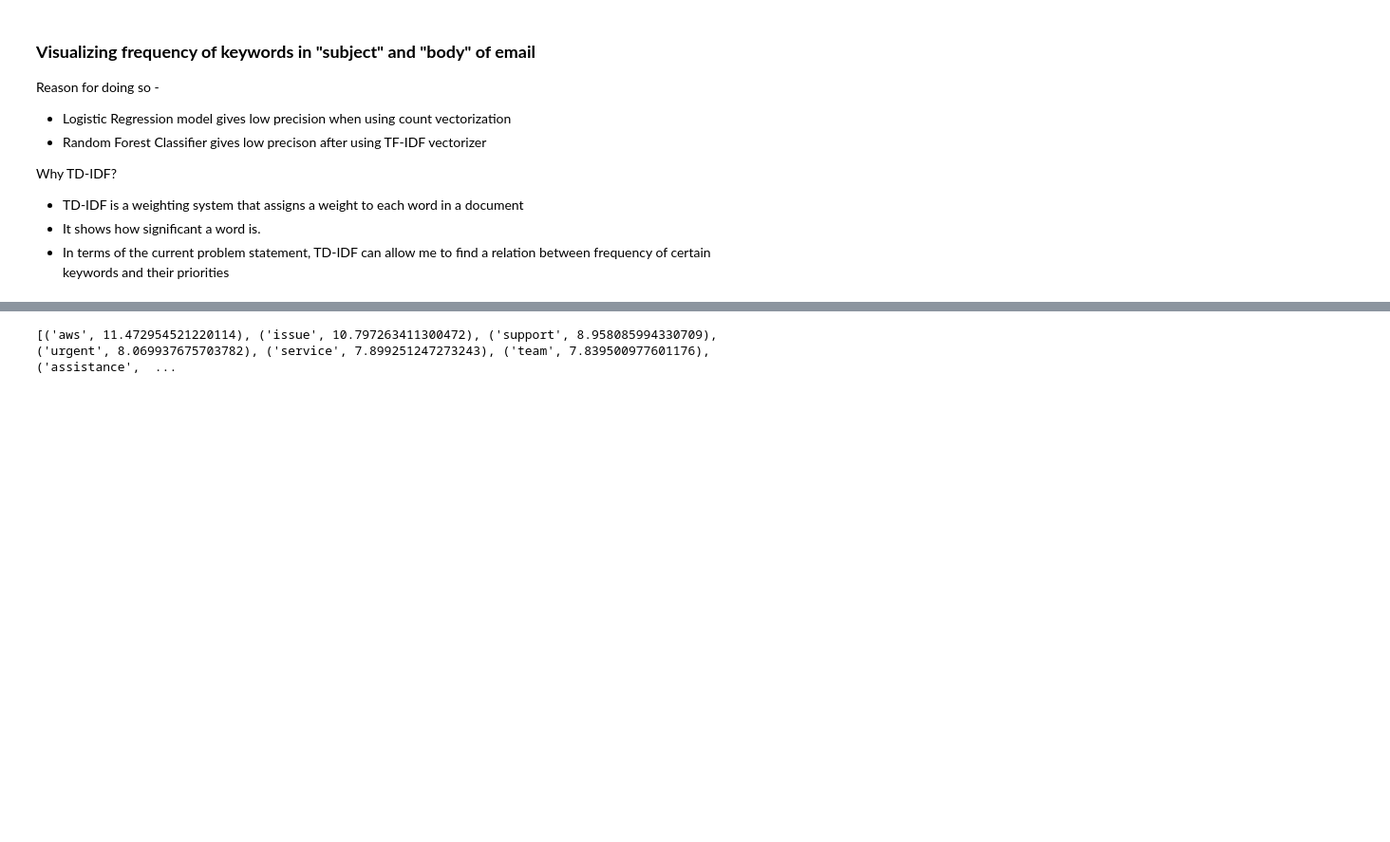
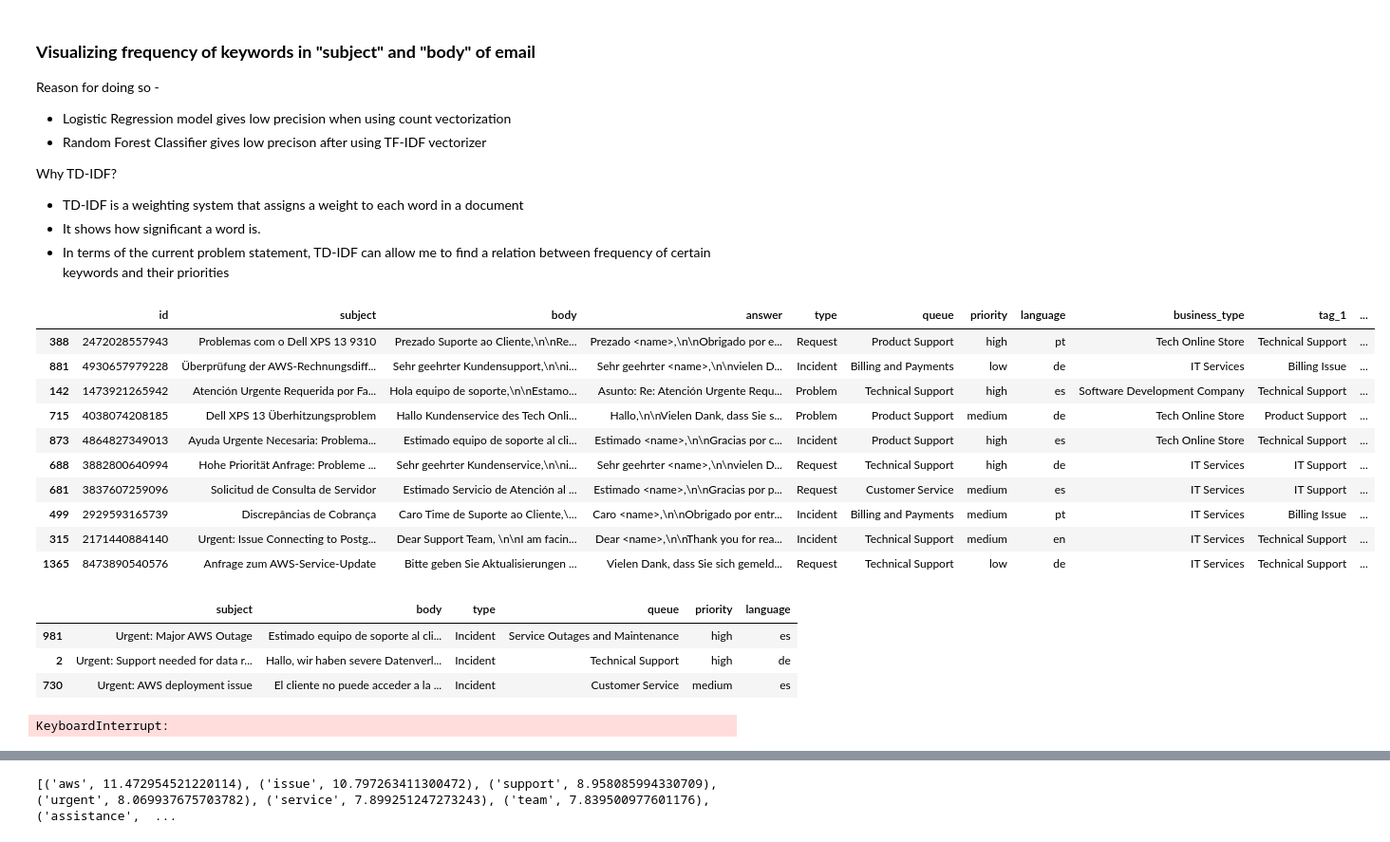
Before and after one commit to Kripa8702/Text-Classifier---Urgent-vs.-No-Urgent, a Jupyter notebook: classification_with_tfId.ipynb, the cells around one changed output, grey strips where cells are left out. Shown at 95% size. Drawn from its saved outputs; the diff is of its cells as text; code cells hidden in the pictures; blank space fills up the shorter version.

```diff
--- a/classification_with_tfId.ipynb
+++ b/classification_with_tfId.ipynb
@@ -103,3 +103,27 @@ high_priority_texts = high_priority_emails['subject'] + ' ' + high_priority_emai
 
 tdidf_vectorizer = TfidfVectorizer(lowercase=True, stop_words='english')
 tdidf_matrix = tdidf_vectorizer.fit_transform(high_priority_texts)
+# %%
+from deep_translator import GoogleTranslator
+
+translator = GoogleTranslator(source='auto', target='en')
+
+df_multi_language = pd.read_csv('helpdesk_customer_tickets.csv')
+df_multi_language.dropna(subset=['body', 'subject'], inplace=True)
+
+# Translate all non-english emails
+df_multi_language['subject_translated'] = df_multi_language['subject'].apply(lambda x: translator.translate(x))
+# %%
+df_multi_language.sample(10)
+# %% [output]
+|  | id | subject | body | answer | type | queue | priority | language | business_type | tag_1 | ... |
+| 388 | 2472028557943 | Problemas com o Dell XPS 13 9310 | Prezado Suporte ao Cliente,\n\nRe... | Prezado <name>,\n\nObrigado por e... | Request | Product Support | high | pt | Tech Online Store | Technical Support | ... |
+| 881 | 4930657979228 | Überprüfung der AWS-Rechnungsdiff... | Sehr geehrter Kundensupport,\n\ni... | Sehr geehrter <name>,\n\nvielen D... | Incident | Billing and Payments | low | de | IT Services | Billing Issue | ... |
+| 142 | 1473921265942 | Atención Urgente Requerida por Fa... | Hola equipo de soporte,\n\nEstamo... | Asunto: Re: Atención Urgente Requ... | Problem | Technical Support | high | es | Software Development Company | Technical Support | ... |
+| 715 | 4038074208185 | Dell XPS 13 Überhitzungsproblem | Hallo Kundenservice des Tech Onli... | Hallo,\n\nVielen Dank, dass Sie s... | Problem | Product Support | medium | de | Tech Online Store | Product Support | ... |
+| 873 | 4864827349013 | Ayuda Urgente Necesaria: Problema... | Estimado equipo de soporte al cli... | Estimado <name>,\n\nGracias por c... | Incident | Product Support | high | es | Tech Online Store | Technical Support | ... |
+| 688 | 3882800640994 | Hohe Priorität Anfrage: Probleme ... | Sehr geehrter Kundenservice,\n\ni... | Sehr geehrter <name>,\n\nvielen D... | Request | Technical Support | high | de | IT Services | IT Support | ... |
+| 681 | 3837607259096 | Solicitud de Consulta de Servidor | Estimado Servicio de Atención al ... | Estimado <name>,\n\nGracias por p... | Request | Customer Service | medium | es | IT Services | IT Support | ... |
+| 499 | 2929593165739 | Discrepâncias de Cobrança | Caro Time de Suporte ao Cliente,\... | Caro <name>,\n\nObrigado por entr... | Incident | Billing and Payments | medium | pt | IT Services | Billing Issue | ... |
+| 315 | 2171440884140 | Urgent: Issue Connecting to Postg... | Dear Support Team, \n\nI am facin... | Dear <name>,\n\nThank you for rea... | Incident | Technical Support | medium | en | IT Services | Technical Support | ... |
+| 1365 | 8473890540576 | Anfrage zum AWS-Service-Update | Bitte geben Sie Aktualisierungen ... | Vielen Dank, dass Sie sich gemeld... | Request | Technical Support | low | de | IT Services | Technical Support | ... |
@@ -105,0 +133,14 @@ tdidf_matrix = tdidf_vectorizer.fit_transform(high_priority_texts)
+# %%
+# remove subject column and bring subject_translated to the front
+df_multi_language = df_multi_language[['subject_translated', 'body', 'type', 'queue', 'priority', 'language']]
+df_multi_language.rename(columns={'subject_translated': 'subject'}, inplace=True)
+df_multi_language.sample(3)
+# %% [output]
+|  | subject | body | type | queue | priority | language |
+| 981 | Urgent: Major AWS Outage | Estimado equipo de soporte al cli... | Incident | Service Outages and Maintenance | high | es |
+| 2 | Urgent: Support needed for data r... | Hallo, wir haben severe Datenverl... | Incident | Technical Support | high | de |
+| 730 | Urgent: AWS deployment issue | El cliente no puede acceder a la ... | Incident | Customer Service | medium | es |
+# %%
+df_multi_language['body_translated'] = df_multi_language['body'].apply(lambda x: translator.translate(x))
+# %% [output]
+KeyboardInterrupt:
```
Also changed, not shown: parts of 2 cells of this notebook, 1 other file.
